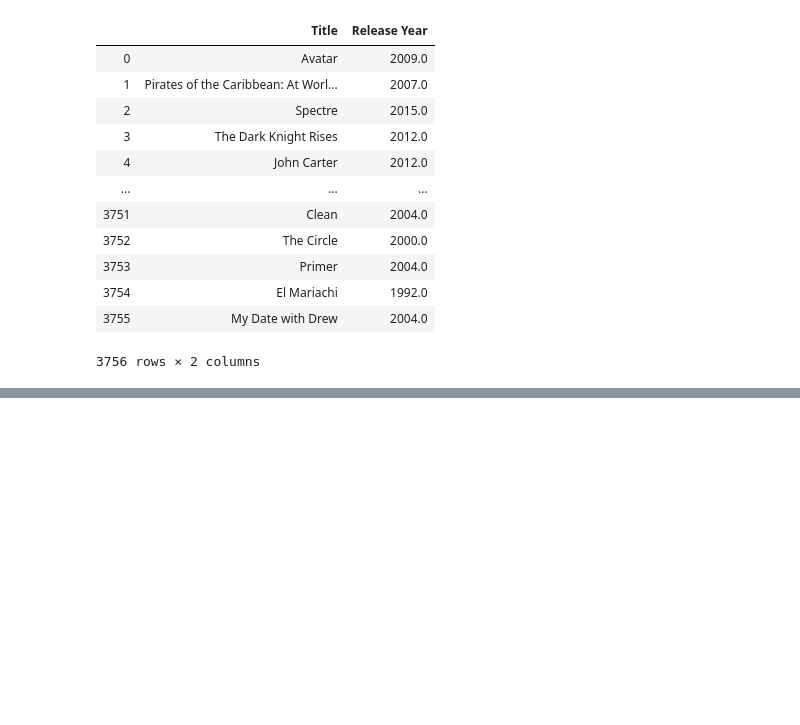
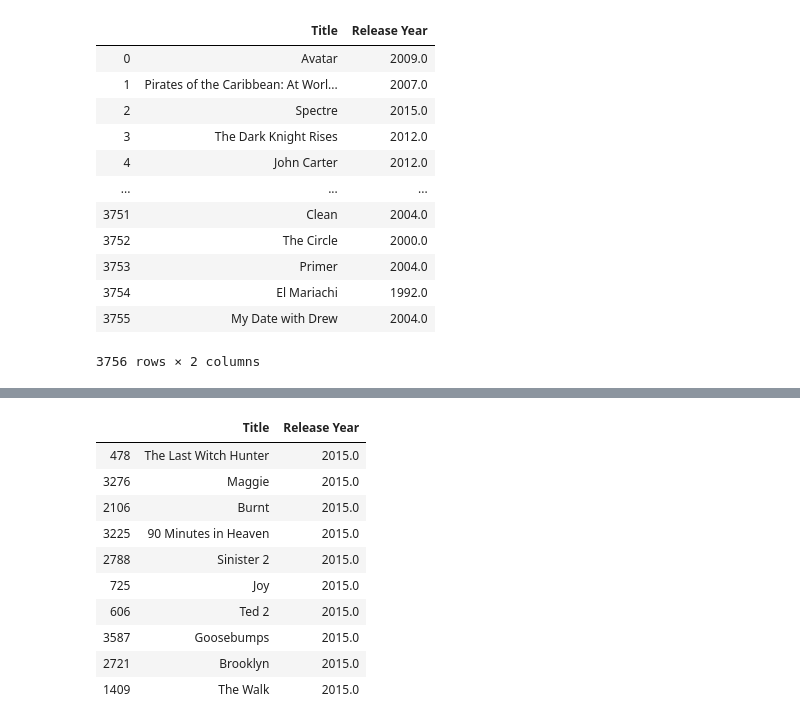
Before and after one commit to MRSantos1/DataVisProject1, a Jupyter notebook: DataVizProjectStarterBook.ipynb, the cells around one changed output, grey strips where cells are left out. Drawn from its saved outputs; the diff is of its cells as text; code cells hidden in the pictures; blank space fills up the shorter version.

```diff
--- a/DataVizProjectStarterBook.ipynb
+++ b/DataVizProjectStarterBook.ipynb
@@ -58,8 +58,8 @@ movie_data_na
 3756 rows × 29 columns
 # %%
 #resetting columns to only show movie titles and release year
-movie_data_na = movie_data_na.reset_index()
+
 movie_data_na = movie_data_na.loc[:,["movie_title" , "title_year"]]
 
-movie_data_na
+movie_data_na.dtypes
 # %% [output]
@@ -106,2 +112,16 @@ SyntaxError: invalid syntax (<ipython-input-73-05fe2e1949aa>, line 3)
 # %%
 #selecting random movies from 2015/2016 list
+movie_rand_2015 = movies_2015.sample(n=10)
+movie_rand_2015
+# %% [output]
+|  | Title | Release Year |
+| 478 | The Last Witch Hunter | 2015.0 |
+| 3276 | Maggie | 2015.0 |
+| 2106 | Burnt | 2015.0 |
+| 3225 | 90 Minutes in Heaven | 2015.0 |
+| 2788 | Sinister 2 | 2015.0 |
+| 725 | Joy | 2015.0 |
+| 606 | Ted 2 | 2015.0 |
+| 3587 | Goosebumps | 2015.0 |
+| 2721 | Brooklyn | 2015.0 |
+| 1409 | The Walk | 2015.0 |
```
Also changed, not shown: parts of 8 cells of this notebook, 1 other file.
